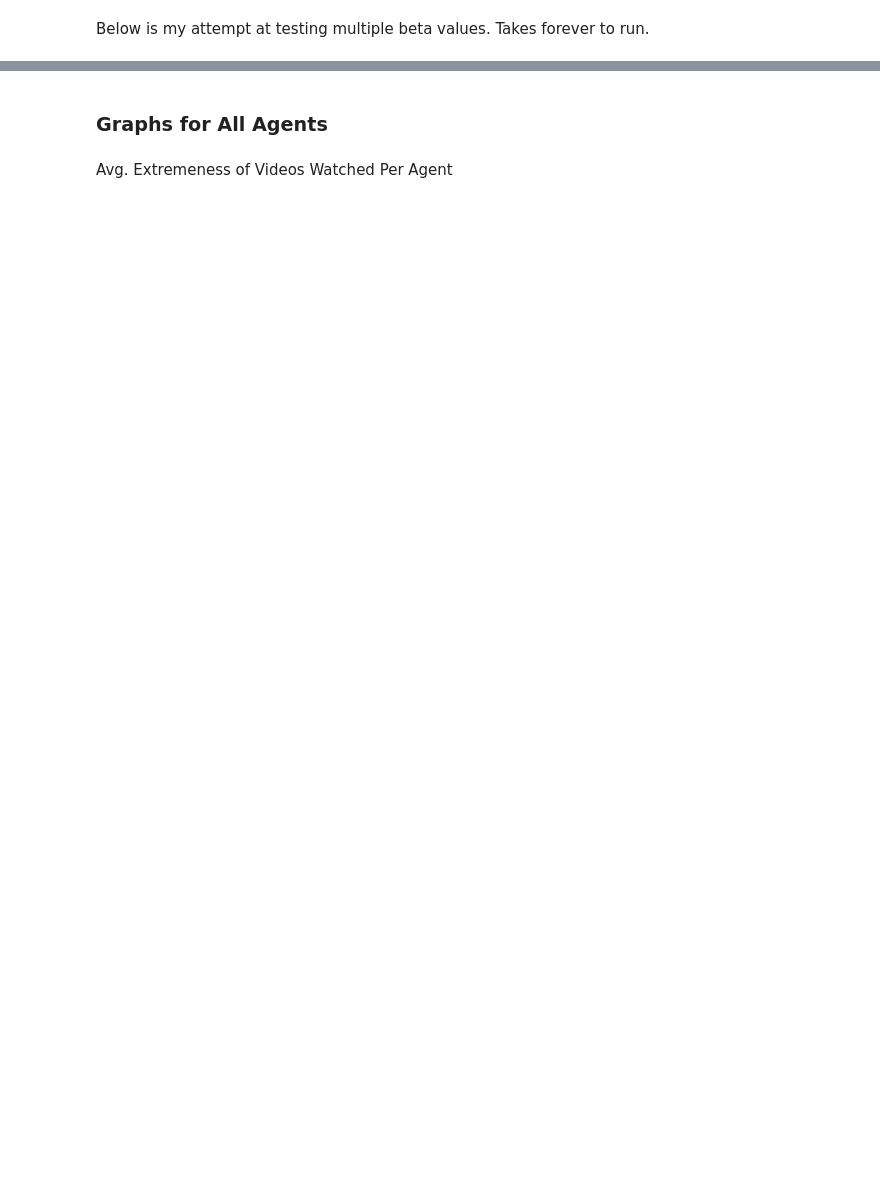
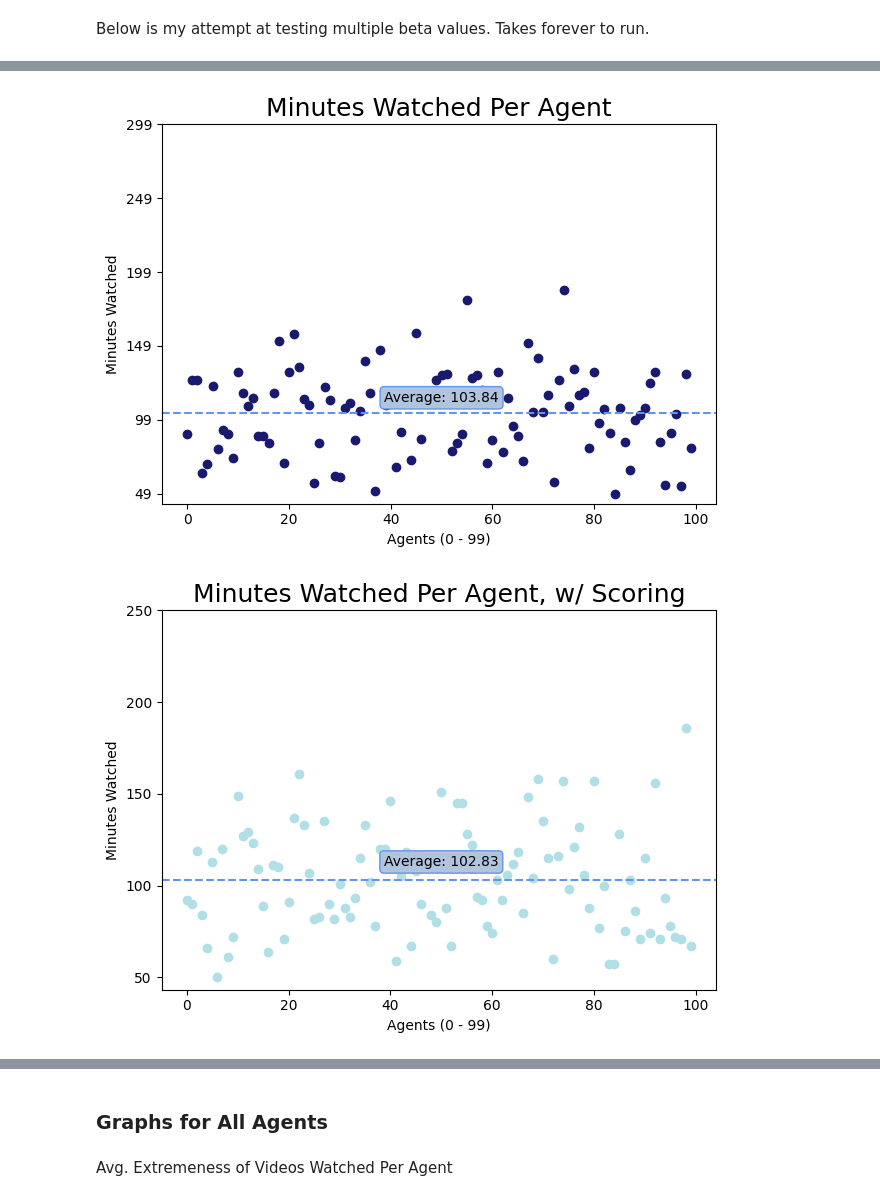
Before and after one commit to snyder-research-group/tools-of-justice, a Jupyter notebook: youtube simulation/experimenting_copy_simulation_notebook.ipynb, the cells around one changed output, grey strips where cells are left out. Cells and saved outputs as stored; diff of their text form; code cells hidden in the pictures; blank space fills up the shorter version.

```diff
--- a/youtube simulation/experimenting_copy_simulation_notebook.ipynb
+++ b/youtube simulation/experimenting_copy_simulation_notebook.ipynb
@@ -2434,39 +2400,42 @@ if(RAND_SYSTEM_TOGGLE):
 
 if(SCORE_SYSTEM_TOGGLE):
     x_score = numpy.arange(0,NUM_AGENTS)
     y_score = agent_minutes_watched_today_array_scoring
 
     plt.scatter(x_score,y_score, color = 'powderblue') # A bar chart
     plt.title('Minutes Watched Per Agent, w/ Scoring', fontsize = 18)
     plt.xlabel('Agents (0 - ' + str(NUM_AGENTS-1) + ')')
     plt.ylabel('Minutes Watched')
     plt.axhline(numpy.nanmean(y_score), linestyle = '--', color = 'cornflowerblue')
 
     # defining display layout
     plt.tight_layout()
 
 
     # Sets y-axis range from min in the array to 300, with intervals of 50
     plt.yticks(numpy.arange(min(y_score), 300, 50))
 
 
     plt.text(50, numpy.nanmean(y_score) + 10, "Average: " + str(numpy.nanmean(y_score)), size=10, rotation=0.,
             ha="center", va="center",
             bbox=dict(boxstyle="round",
                     ec='cornflowerblue',   # edge color: rbg values
                     fc='lightsteelblue',   # fill color: rbg values
                     )
             )
 
     plt.show()
 
 
-plt.title('Minutes Watched Per Agent, By Agent #', fontsize = 18)
-sns.regplot(x = x, y = y, lowess=True, scatter = False, label = "None", line_kws={"color": "midnightblue"})
-sns.regplot(x = x_rec, y = y_rec, lowess=True, scatter = False, label = "Rec", line_kws={"color": "royalblue"})
-sns.regplot(x = x_rand, y = y_rand, lowess=True, scatter = False, label = "Rand", line_kws={"color": "cornflowerblue"})
-sns.regplot(x = x_score, y = y_score, lowess=True, scatter = False, label = "Score", line_kws={"color": "powderblue"})
-plt.legend(labels=['None', 'Rec', 'Rand', 'Score'])
+# plt.title('Minutes Watched Per Agent, By Agent #', fontsize = 18)
+# sns.regplot(x = x, y = y, lowess=True, scatter = False, label = "None", line_kws={"color": "midnightblue"})
+# sns.regplot(x = x_rec, y = y_rec, lowess=True, scatter = False, label = "Rec", line_kws={"color": "royalblue"})
+# sns.regplot(x = x_rand, y = y_rand, lowess=True, scatter = False, label = "Rand", line_kws={"color": "cornflowerblue"})
+# sns.regplot(x = x_score, y = y_score, lowess=True, scatter = False, label = "Score", line_kws={"color": "powderblue"})
+# plt.legend(labels=['None', 'Rec', 'Rand', 'Score'])
+# %% [output]
+[figure, added]
+[figure, added]
 # %%
 # Let's graph each agent with how many videos they watched per day.
 # x axis = agents (0-99), y axis = videos watched per agent
```
Also changed, not shown: parts of 20 cells of this notebook, 1 other file.
